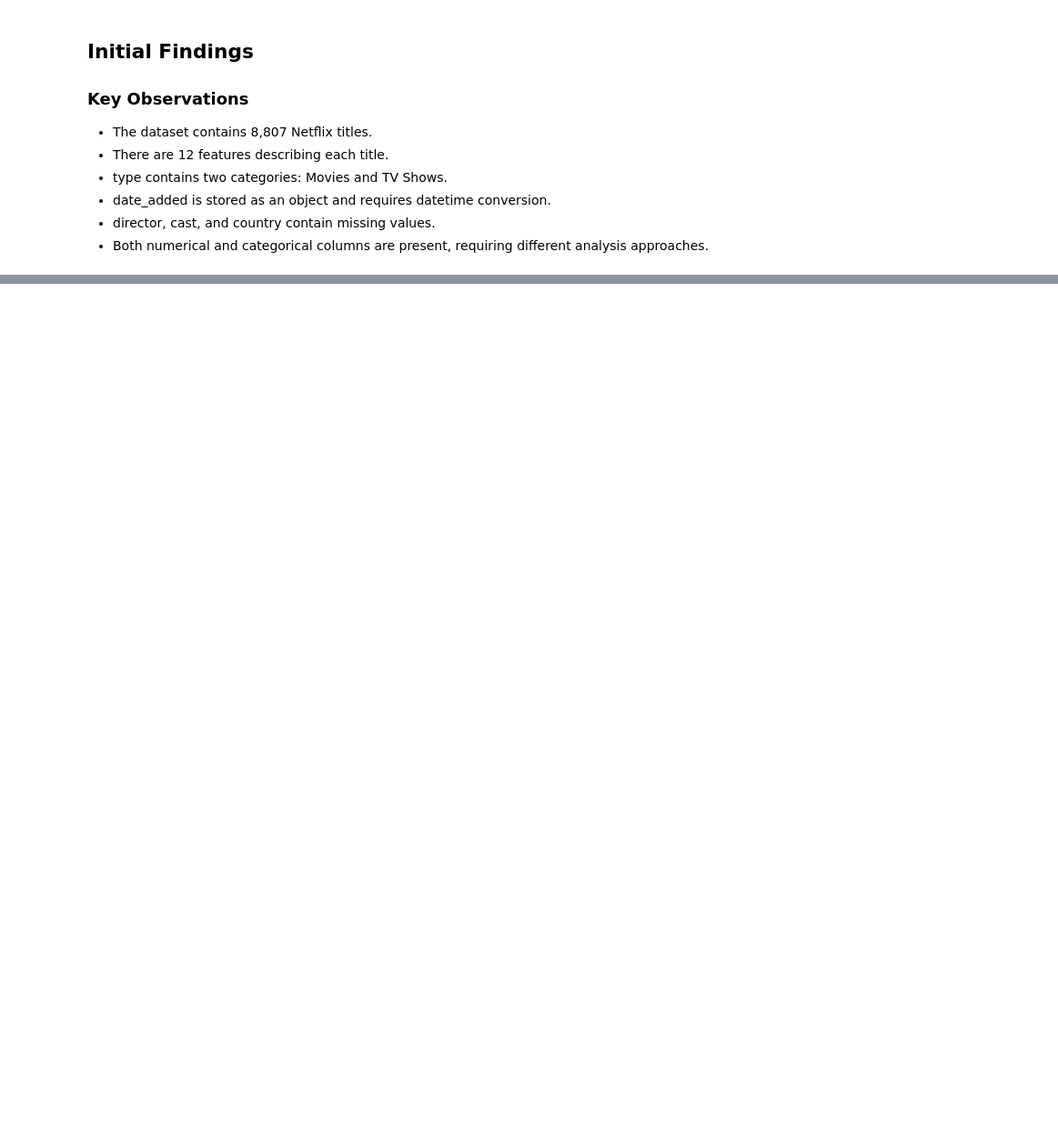
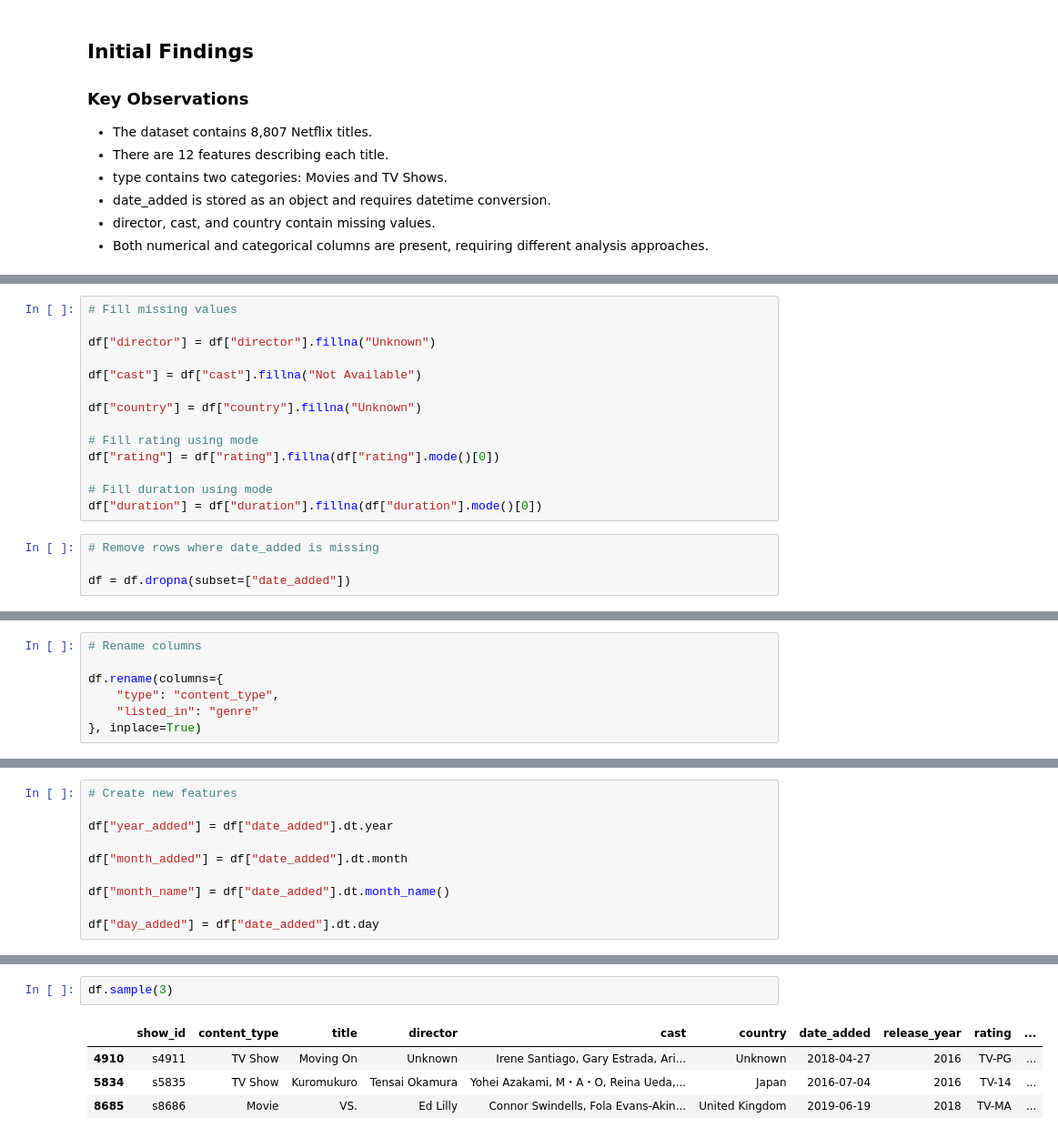
Before and after one commit to Altamash8055/Netflix-EDA-NumPy-Pandas, a Jupyter notebook: notebooks/Netflix_EDA_NumPy_Pandas.ipynb, the cells around one changed output, grey strips where cells are left out. Shown at 91% size. Drawn from its saved outputs; the diff is of its cells as text; blank space fills up the shorter version.

Commit message:
Perform missing value handling and complete data cleaning pipeline

```diff
--- a/notebooks/Netflix_EDA_NumPy_Pandas.ipynb
+++ b/notebooks/Netflix_EDA_NumPy_Pandas.ipynb
@@ -263,0 +337,18 @@ summary
+# %%
+# Fill missing values
+
+df["director"] = df["director"].fillna("Unknown")
+
+df["cast"] = df["cast"].fillna("Not Available")
+
+df["country"] = df["country"].fillna("Unknown")
+
+# Fill rating using mode
+df["rating"] = df["rating"].fillna(df["rating"].mode()[0])
+
+# Fill duration using mode
+df["duration"] = df["duration"].fillna(df["duration"].mode()[0])
+# %%
+# Remove rows where date_added is missing
+
+df = df.dropna(subset=["date_added"])
@@ -263,0 +391,7 @@ summary
+# %%
+# Rename columns
+
+df.rename(columns={
+    "type": "content_type",
+    "listed_in": "genre"
+}, inplace=True)
@@ -263,0 +425,10 @@ summary
+# %%
+# Create new features
+
+df["year_added"] = df["date_added"].dt.year
+
+df["month_added"] = df["date_added"].dt.month
+
+df["month_name"] = df["date_added"].dt.month_name()
+
+df["day_added"] = df["date_added"].dt.day
@@ -263,0 +450,7 @@ summary
+# %%
+df.sample(3)
+# %% [output]
+|  | show_id | content_type | title | director | cast | country | date_added | release_year | rating | ... |
+| 4910 | s4911 | TV Show | Moving On | Unknown | Irene Santiago, Gary Estrada, Ari... | Unknown | 2018-04-27 | 2016 | TV-PG | ... |
+| 5834 | s5835 | TV Show | Kuromukuro | Tensai Okamura | Yohei Azakami, M・A・O, Reina Ueda,... | Japan | 2016-07-04 | 2016 | TV-14 | ... |
+| 8685 | s8686 | Movie | VS. | Ed Lilly | Connor Swindells, Fola Evans-Akin... | United Kingdom | 2019-06-19 | 2018 | TV-MA | ... |
```
Also changed, not shown: parts of 31 cells of this notebook.
